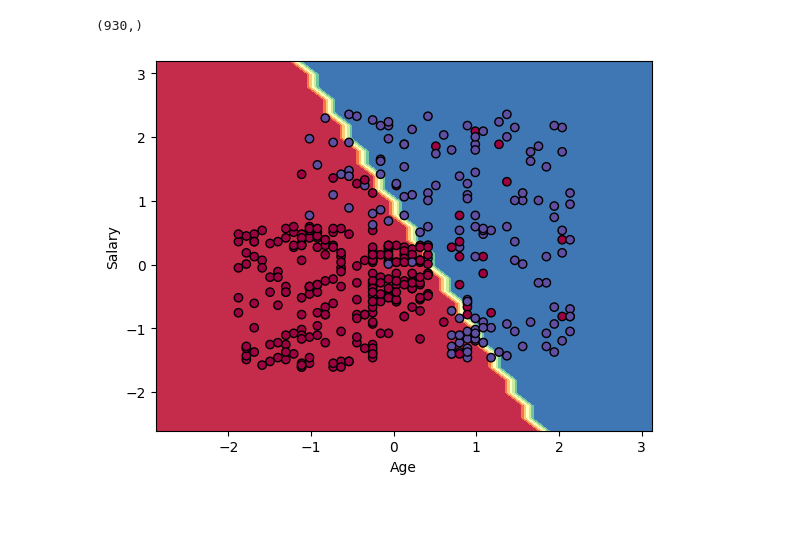
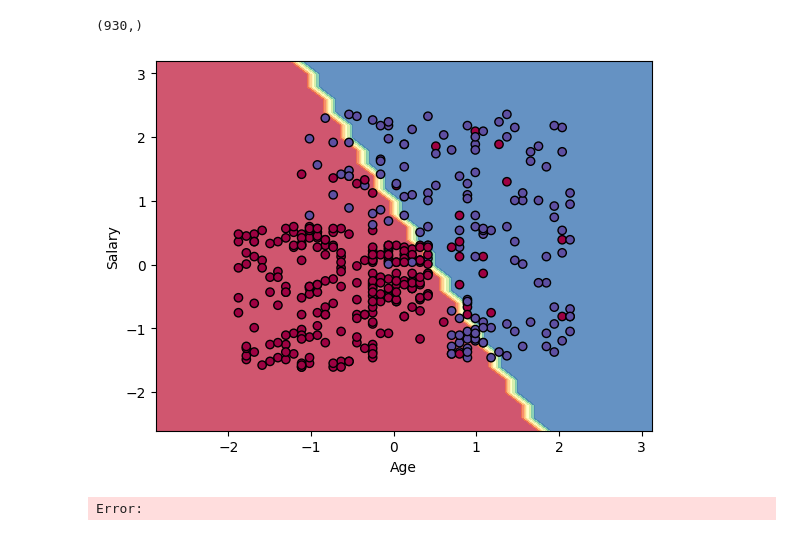
Before and after one commit to Sauske05/Machine-Learning-Algorithms, a Jupyter notebook: Guide to Decision Boundaries/decison_boundary.ipynb, the cells around one changed output. Saved outputs shown, nothing was run; the diff lists cells and outputs as text; code cells hidden in the pictures.

```diff
--- a/Guide to Decision Boundaries/decison_boundary.ipynb
+++ b/Guide to Decision Boundaries/decison_boundary.ipynb
@@ -144,13 +144,14 @@ z = clf.predict(np.c_[xx.ravel(), yy.ravel()])
 # %%
 z = z.reshape(xx.shape)
 # %%
-plt.contourf(xx,yy,z, cmap = plt.cm.Spectral, aplha = 0.8)
+plt.contourf(xx,yy,z, alpha = 0.8, cmap = plt.cm.Spectral)
 plt.scatter(X[:, 0], X[:, 1], c =y, edgecolors='k', cmap = plt.cm.Spectral)
 plt.xlim(xx.min(), xx.max())
 plt.ylim(yy.min(), yy.max())
 plt.xlabel('Age')
 plt.ylabel('Salary')
 
 plt.show()
 # %% [output]
-[figure, old version]
+[figure, new version]
+Error:
```
Also changed, not shown: 2 other files.
